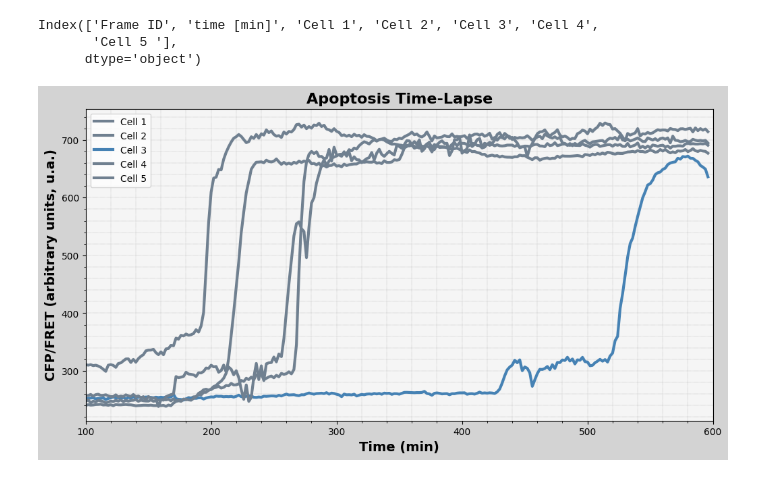
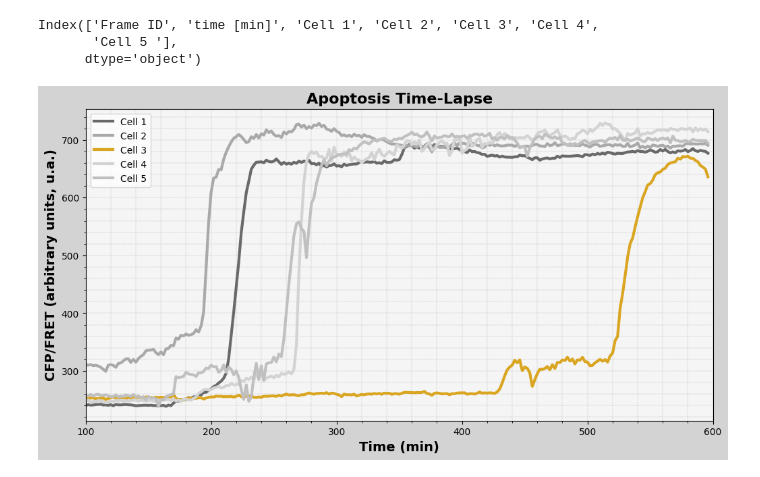
Before and after one commit to LoqmanSamani/tech-bio, a Jupyter notebook: cell-stress/exp6/exp6.ipynb, the cells around one changed output. Saved outputs shown, nothing was run; the diff lists cells and outputs as text; code cells hidden in the pictures.

```diff
--- a/cell-stress/exp6/exp6.ipynb
+++ b/cell-stress/exp6/exp6.ipynb
@@ -31,27 +31,27 @@ Index(['Frame ID', 'time [min]', 'Cell 1', 'Cell 2', 'Cell 3', 'Cell 4',
 # %%
 plt.figure(figsize=(12, 6), facecolor="lightgray")
 ax = plt.axes()
 ax.set_facecolor("whitesmoke")
 
 # Set grid with major and minor ticks
 ax.grid(which='major', linestyle=':', linewidth='0.3', color='gray')
 ax.grid(which='minor', linestyle=':', linewidth='0.3', color='gray')
 ax.minorticks_on()
 
 # Plot the data
-plt.plot(df["time [min]"], df["Cell 1"], label="Cell 1", linewidth=3, color="slategray")
-plt.plot(df["time [min]"], df["Cell 2"], label="Cell 2", linewidth=3, color="slategray")
-plt.plot(df["time [min]"], df["Cell 3"], label="Cell 3", linewidth=3, color="steelblue")
-plt.plot(df["time [min]"], df["Cell 4"], label="Cell 4", linewidth=3, color="slategray")
-plt.plot(df["time [min]"], df["Cell 5 "], label="Cell 5", linewidth=3, color="slategray")
+plt.plot(df["time [min]"], df["Cell 1"], label="Cell 1", linewidth=3, color="dimgray")
+plt.plot(df["time [min]"], df["Cell 2"], label="Cell 2", linewidth=3, color="darkgray")
+plt.plot(df["time [min]"], df["Cell 3"], label="Cell 3", linewidth=3, color="goldenrod")
+plt.plot(df["time [min]"], df["Cell 4"], label="Cell 4", linewidth=3, color="lightgray")
+plt.plot(df["time [min]"], df["Cell 5 "], label="Cell 5", linewidth=3, color="silver")
 
 # Set the limits and labels
 plt.xlim(100, 600)
 plt.ylabel("CFP/FRET (arbitrary units, u.a.)", fontsize=14, fontweight="bold")
 plt.xlabel("Time (min)", fontsize=14, fontweight="bold")
 plt.title("Apoptosis Time-Lapse", fontsize=16, fontweight="bold")
 plt.legend()
 plt.savefig('apa.png', dpi=300, bbox_inches='tight')
 plt.show()
 # %% [output]
-[figure, old version]
+[figure, new version]
```
Also changed, not shown: 4 other files.
